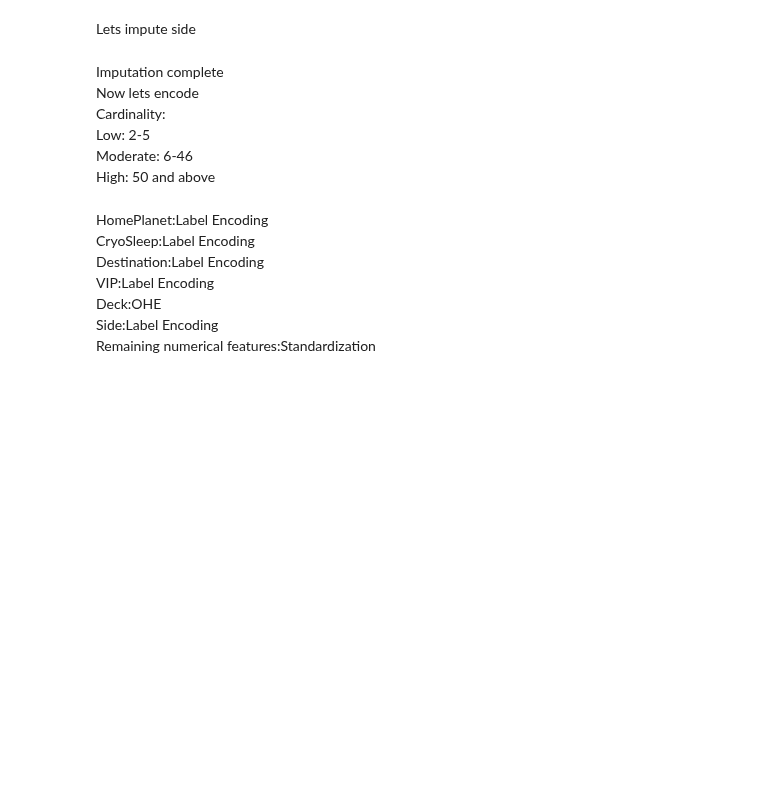
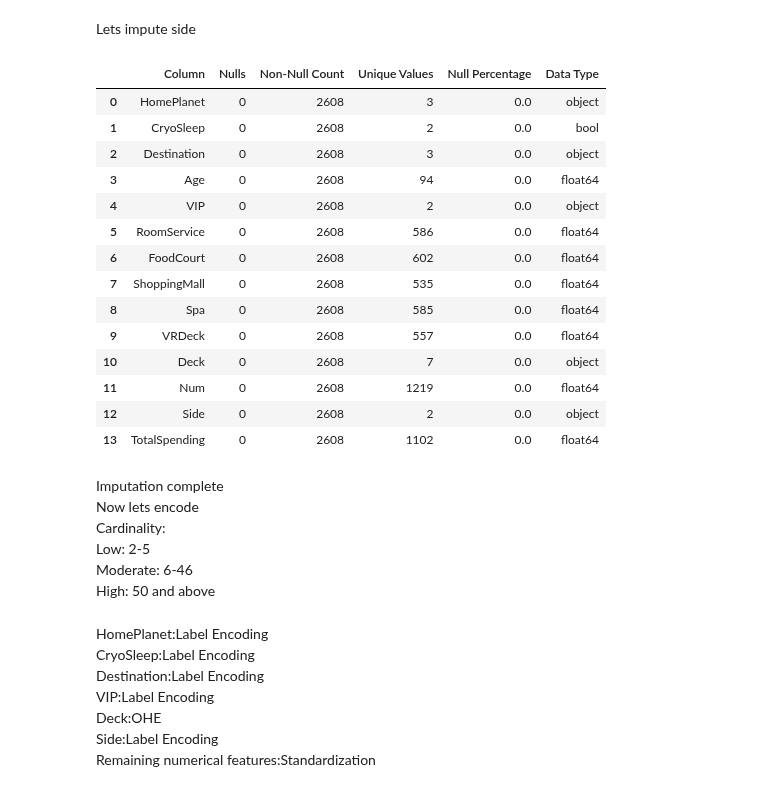
Before and after one commit to lseeker5/Spaceship-Titanic, a Jupyter notebook: spaceship-titanic-v1.ipynb, the cells around one changed output. Cells and saved outputs as stored; diff of their text form; code cells hidden in the pictures; blank space fills up the shorter version.

```diff
--- a/spaceship-titanic-v1.ipynb
+++ b/spaceship-titanic-v1.ipynb
@@ -170,11 +310,19 @@ Lets impute VIP
 # %%
 X_train.loc[X_train['TotalSpending'] >= 5000, 'VIP'] = X_train.loc[X_train['TotalSpending'] >= 5000, 'VIP'].fillna(True)
 X_train.loc[X_train['TotalSpending'] < 5000, 'VIP'] = X_train.loc[X_train['TotalSpending'] < 5000, 'VIP'].fillna(False)
+
+X_valid.loc[X_valid['TotalSpending'] >= 5000, 'VIP'] = X_valid.loc[X_valid['TotalSpending'] >= 5000, 'VIP'].fillna(True)
+X_valid.loc[X_valid['TotalSpending'] < 5000, 'VIP'] = X_valid.loc[X_valid['TotalSpending'] < 5000, 'VIP'].fillna(False)
+
+test.loc[test['TotalSpending'] >= 5000, 'VIP'] = test.loc[test['TotalSpending'] >= 5000, 'VIP'].fillna(True)
+test.loc[test['TotalSpending'] < 5000, 'VIP'] = test.loc[test['TotalSpending'] < 5000, 'VIP'].fillna(False)
 # %% [markdown]
 Lets impute Deck
 # %%
 #Deck has a uneven distribution with deck G and F having a far larger value then the other decks. Lets just impute all nulls  to be F
 X_train['Deck']=X_train['Deck'].fillna('F')
+X_valid['Deck']=X_valid['Deck'].fillna('F')
+test['Deck']=test['Deck'].fillna('F')
 # %% [markdown]
 Lets  change datatype then impute Num
 # %%
@@ -183,6 +331,18 @@ X_train['Num'] = X_train['Num'].str.replace(' ', '').astype(float)
 print(f"There are initially {X_train['Num'].isna().sum()} nulls")
 #Num has too much unique values and we cant do simple imputation because each unique value has such a low count that setting all 72 nulls to that value will skew the results so we just randomly impute the nulls using the existing values
 num_values = X_train['Num'].dropna().values
+
+X_valid['Num'] = X_valid['Num'].str.replace(' ', '').astype(float)
+print(f"There are initially {X_valid['Num'].isna().sum()} nulls")
+#Num has too much unique values and we cant do simple imputation because each unique value has such a low count that setting all 72 nulls to that value will skew the results so we just randomly impute the nulls using the existing values
+num_values = X_valid['Num'].dropna().values
+
+test['Num'] = test['Num'].str.replace(' ', '').astype(float)
+print(f"There are initially {test['Num'].isna().sum()} nulls")
+#Num has too much unique values and we cant do simple imputation because each unique value has such a low count that setting all 72 nulls to that value will skew the results so we just randomly impute the nulls using the existing values
+num_values = test['Num'].dropna().values
+
+
 # Shuffle non-missing values multiple times
 num_shuffled = num_values.copy()  # Make a copy to shuffle multiple times
 np.random.shuffle(num_shuffled)
@@ -201,6 +361,16 @@ print(f"There are {num_unique_values} unique values in the num_shuffled array.")
 X_train['Num']=X_train['Num'].fillna(num_shuffled)
 print(f"Now there are {X_train['Num'].isna().sum()} nulls")
 
+X_valid['Num']=X_valid['Num'].fillna(num_shuffled)
+
+test['Num']=test['Num'].fillna(num_shuffled)
+
 #for some reason the number of nulls dropped to 34 but wont drop further, im gonna impute the last 34 nulls with the most frequent value for now until I can solve why
 X_train['Num']=X_train['Num'].fillna(82)
 print(f"Now there are {X_train['Num'].isna().sum()} nulls")
+
+X_valid['Num']=X_valid['Num'].fillna(82)
+print(f"Now there are {X_valid['Num'].isna().sum()} nulls")
+
+test['Num']=test['Num'].fillna(82)
+print(f"Now there are {test['Num'].isna().sum()} nulls")
@@ -211,3 +391,12 @@ Lets impute side
 for value in ['S','P']:
     null_indices = X_train[X_train['Side'].isnull()].sample(71).index
     X_train.loc[null_indices, 'Side'] = value
+
+for value in ['S','P']:
+    null_indices = X_valid[X_valid['Side'].isnull()].sample(28).index
+    X_valid.loc[null_indices, 'Side'] = value
+X_valid.loc[X_valid[X_valid["Side"].isna()].index,"Side"]="S"
+
+for value in ['S','P']:
+    null_indices = test[test['Side'].isnull()].sample(50).index
+    test.loc[null_indices, 'Side'] = value
@@ -214,6 +405,22 @@ for value in ['S','P']:
 # %%
-X_train_3_summary=data_sum(X_train)
+X_train_3_summary=data_sum(X_valid)
 X_train_3_summary
+# %% [output]
+|  | Column | Nulls | Non-Null Count | Unique Values | Null Percentage | Data Type |
+| 0 | HomePlanet | 0 | 2608 | 3 | 0.0 | object |
+| 1 | CryoSleep | 0 | 2608 | 2 | 0.0 | bool |
+| 2 | Destination | 0 | 2608 | 3 | 0.0 | object |
+| 3 | Age | 0 | 2608 | 94 | 0.0 | float64 |
+| 4 | VIP | 0 | 2608 | 2 | 0.0 | object |
+| 5 | RoomService | 0 | 2608 | 586 | 0.0 | float64 |
+| 6 | FoodCourt | 0 | 2608 | 602 | 0.0 | float64 |
+| 7 | ShoppingMall | 0 | 2608 | 535 | 0.0 | float64 |
+| 8 | Spa | 0 | 2608 | 585 | 0.0 | float64 |
+| 9 | VRDeck | 0 | 2608 | 557 | 0.0 | float64 |
+| 10 | Deck | 0 | 2608 | 7 | 0.0 | object |
+| 11 | Num | 0 | 2608 | 1219 | 0.0 | float64 |
+| 12 | Side | 0 | 2608 | 2 | 0.0 | object |
+| 13 | TotalSpending | 0 | 2608 | 1102 | 0.0 | float64 |
 # %% [markdown]
 Imputation complete
 <br>
```
Also changed, not shown: parts of 24 cells of this notebook.
